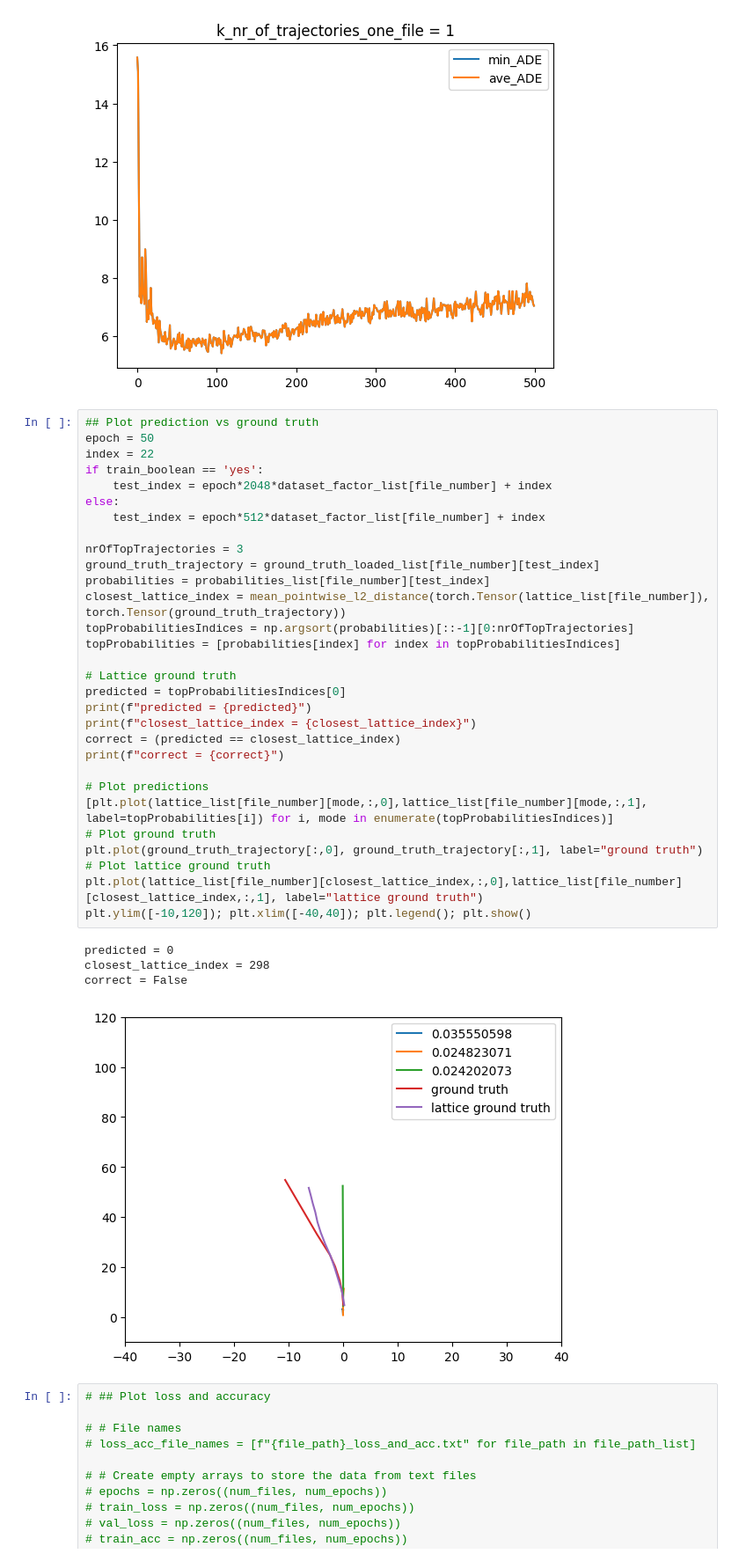
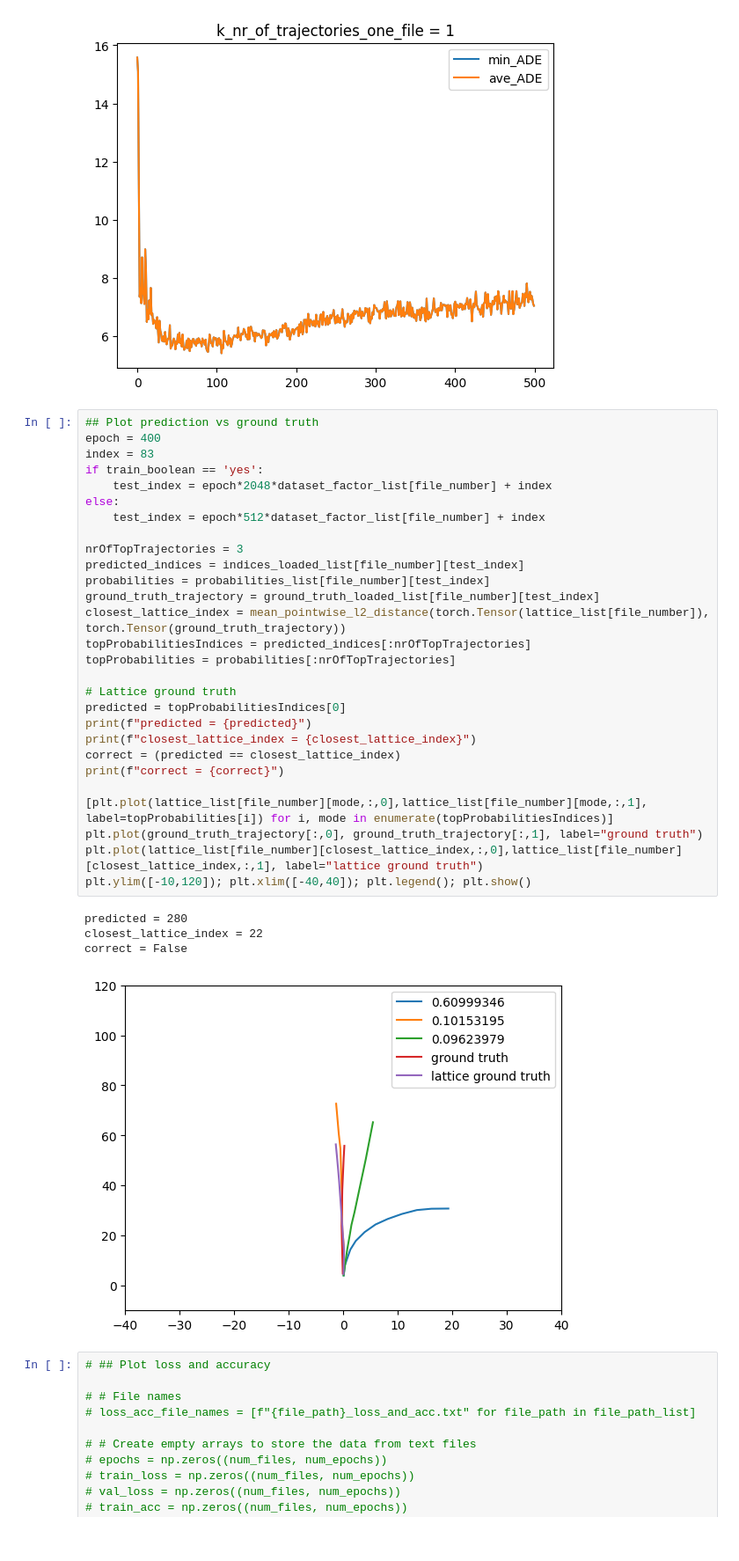
Before and after one commit to dolander1/nuscenes_dolander1, a Jupyter notebook: python-sdk/tutorials/analyseNewResults.ipynb, the cells around one changed output. Shown at 88% size. Saved outputs shown, nothing was run; the diff lists cells and outputs as text.

Commit message:
working trajectory visualization

```diff
--- a/python-sdk/tutorials/analyseNewResults.ipynb
+++ b/python-sdk/tutorials/analyseNewResults.ipynb
@@ -381,39 +381,37 @@ ave_ADE[-1] = 7.037248149180523
 [figure]
 # %%
 ## Plot prediction vs ground truth
-epoch = 50
-index = 22
+epoch = 400
+index = 83
 if train_boolean == 'yes':
     test_index = epoch*2048*dataset_factor_list[file_number] + index
 else:
     test_index = epoch*512*dataset_factor_list[file_number] + index
 
 nrOfTopTrajectories = 3
+predicted_indices = indices_loaded_list[file_number][test_index]
+probabilities = probabilities_list[file_number][test_index]
 ground_truth_trajectory = ground_truth_loaded_list[file_number][test_index]
-probabilities = probabilities_list[file_number][test_index]
 closest_lattice_index = mean_pointwise_l2_distance(torch.Tensor(lattice_list[file_number]), torch.Tensor(ground_truth_trajectory))
-topProbabilitiesIndices = np.argsort(probabilities)[::-1][0:nrOfTopTrajectories]
-topProbabilities = [probabilities[index] for index in topProbabilitiesIndices]
+topProbabilitiesIndices = predicted_indices[:nrOfTopTrajectories]
+topProbabilities = probabilities[:nrOfTopTrajectories]
 
 # Lattice ground truth
 predicted = topProbabilitiesIndices[0]
 print(f"predicted = {predicted}")
 print(f"closest_lattice_index = {closest_lattice_index}")
 correct = (predicted == closest_lattice_index)
 print(f"correct = {correct}")
 
-# Plot predictions
 [plt.plot(lattice_list[file_number][mode,:,0],lattice_list[file_number][mode,:,1], label=topProbabilities[i]) for i, mode in enumerate(topProbabilitiesIndices)]
-# Plot ground truth
 plt.plot(ground_truth_trajectory[:,0], ground_truth_trajectory[:,1], label="ground truth")
-# Plot lattice ground truth
 plt.plot(lattice_list[file_number][closest_lattice_index,:,0],lattice_list[file_number][closest_lattice_index,:,1], label="lattice ground truth")
 plt.ylim([-10,120]); plt.xlim([-40,40]); plt.legend(); plt.show()
 # %% [output]
-predicted = 0
-closest_lattice_index = 298
+predicted = 280
+closest_lattice_index = 22
 correct = False
-[figure, old version]
+[figure, new version]
 # %%
 # ## Plot loss and accuracy
 
```
Also changed, not shown: parts of 2 cells of this notebook.
